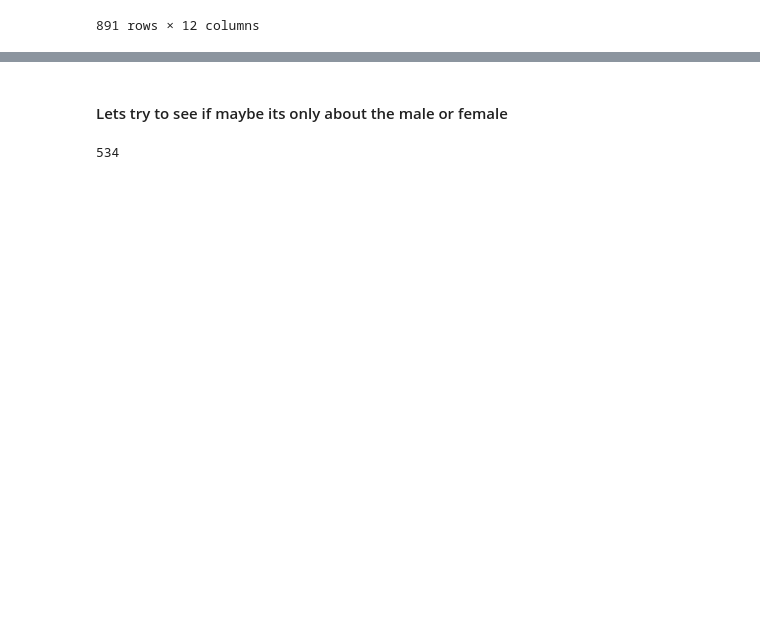
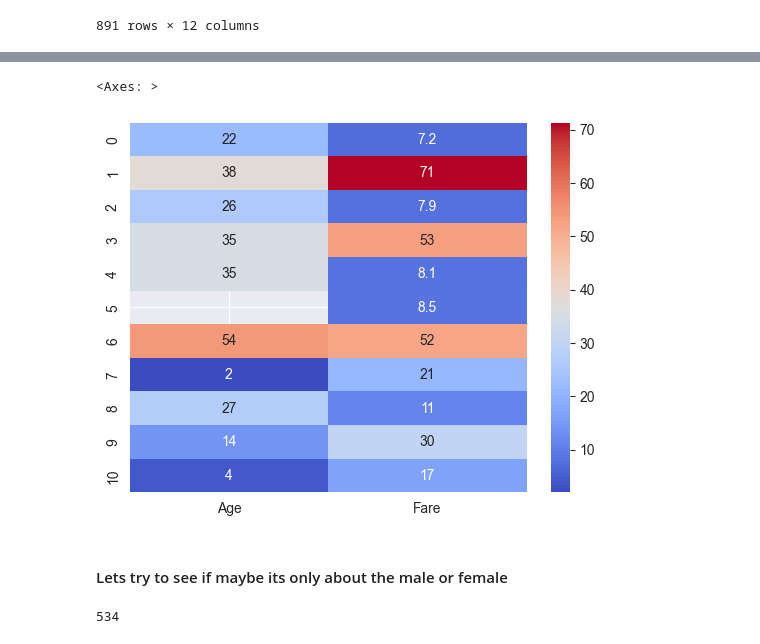
Before and after one commit to kurczakooo/kaggle-titanic-competition, a Jupyter notebook: experimenting.ipynb, the cells around one changed output, grey strips where cells are left out. Cells and saved outputs as stored; diff of their text form; code cells hidden in the pictures; blank space fills up the shorter version.

```diff
--- a/experimenting.ipynb
+++ b/experimenting.ipynb
@@ -40,3 +59,8 @@ train
+# %%
+sns.heatmap(data=train.loc[:10, ['Age', 'Fare']], cmap='coolwarm', annot=True)
+# %% [output]
+<Axes: >
+[figure, added]
 # %% [markdown]
 #### Lets try to see if maybe its only about the male or female
 # %%
```
Also changed, not shown: parts of 3 cells of this notebook.
